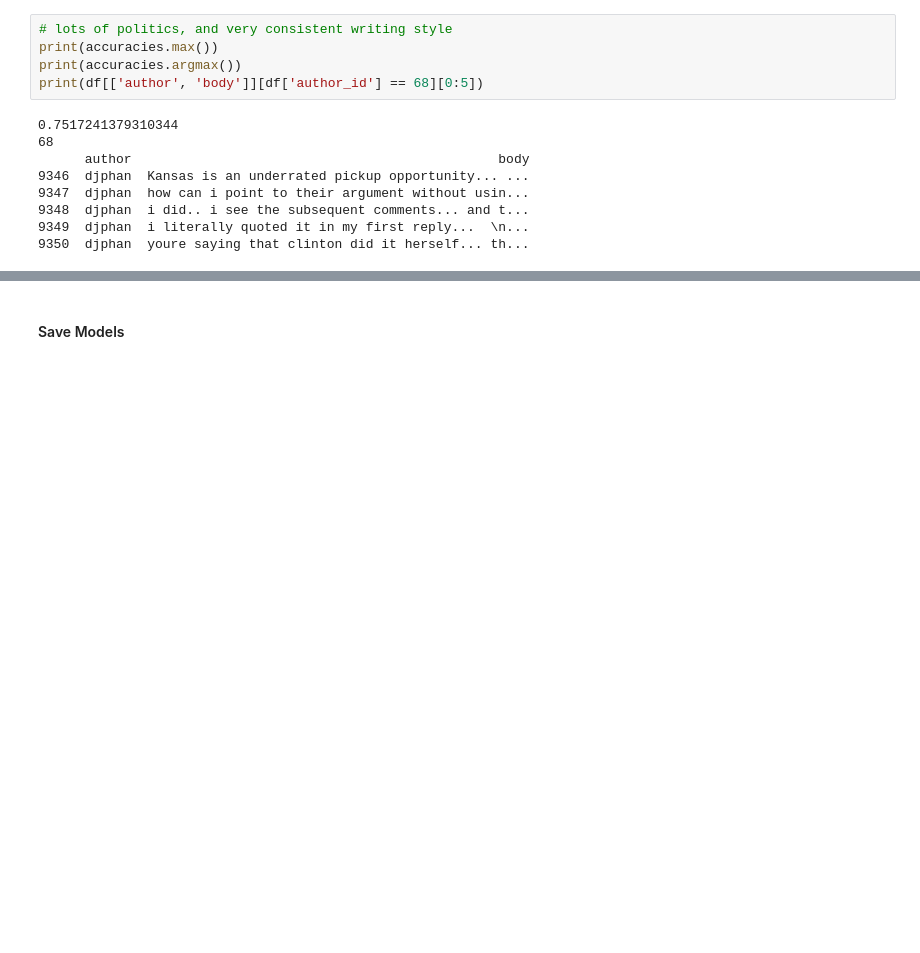
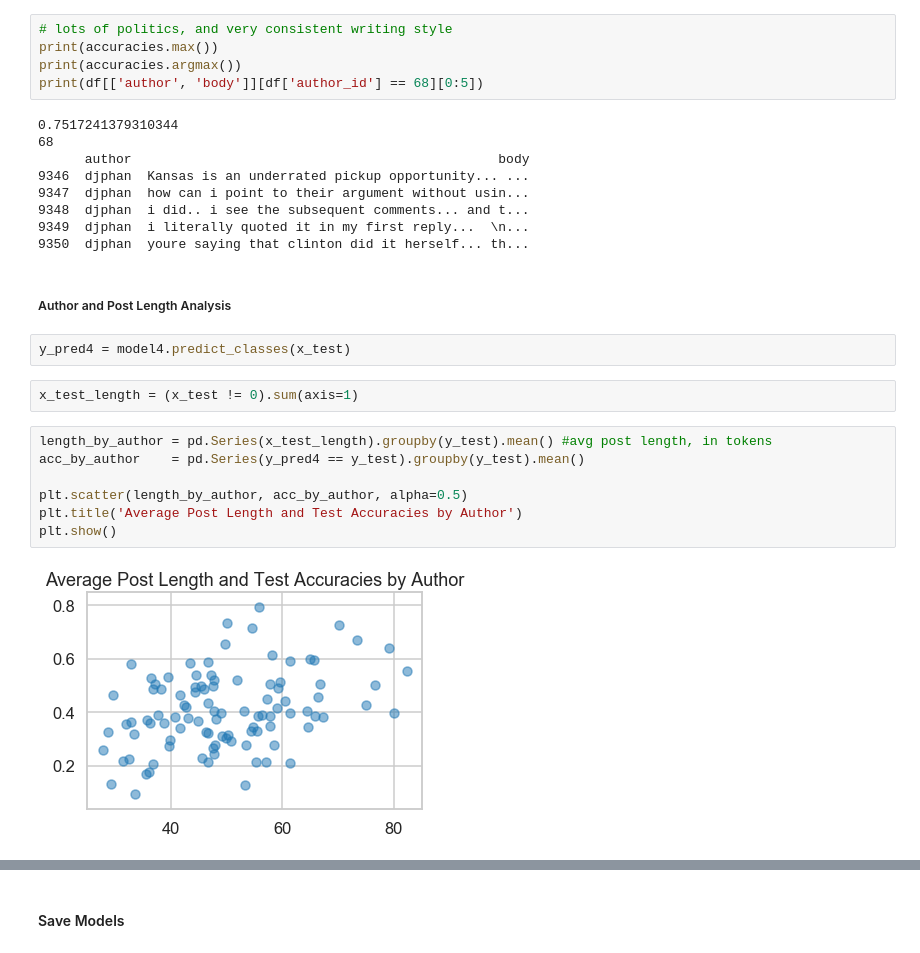
Before and after one commit to kgedney/author-id-project, a Jupyter notebook: text_preprocessing_and_modeling.ipynb, the cells around one changed output, grey strips where cells are left out. Cells and saved outputs as stored; diff of their text form; blank space fills up the shorter version.

```diff
--- a/text_preprocessing_and_modeling.ipynb
+++ b/text_preprocessing_and_modeling.ipynb
@@ -471,3 +464,18 @@ print(df[['author', 'body']][df['author_id'] == 68][0:5])
 9348  djphan  i did.. i see the subsequent comments... and t...
 9349  djphan  i literally quoted it in my first reply...  \n...
 9350  djphan  youre saying that clinton did it herself... th...
+# %% [markdown]
+##### Author and Post Length Analysis
+# %%
+y_pred4 = model4.predict_classes(x_test)
+# %%
+x_test_length = (x_test != 0).sum(axis=1)
+# %%
+length_by_author = pd.Series(x_test_length).groupby(y_test).mean() #avg post length, in tokens
+acc_by_author    = pd.Series(y_pred4 == y_test).groupby(y_test).mean()
+
+plt.scatter(length_by_author, acc_by_author, alpha=0.5)
+plt.title('Average Post Length and Test Accuracies by Author')
+plt.show()
+# %% [output]
+[figure, added]
```
Also changed, not shown: parts of 7 cells of this notebook, 1 other file.
